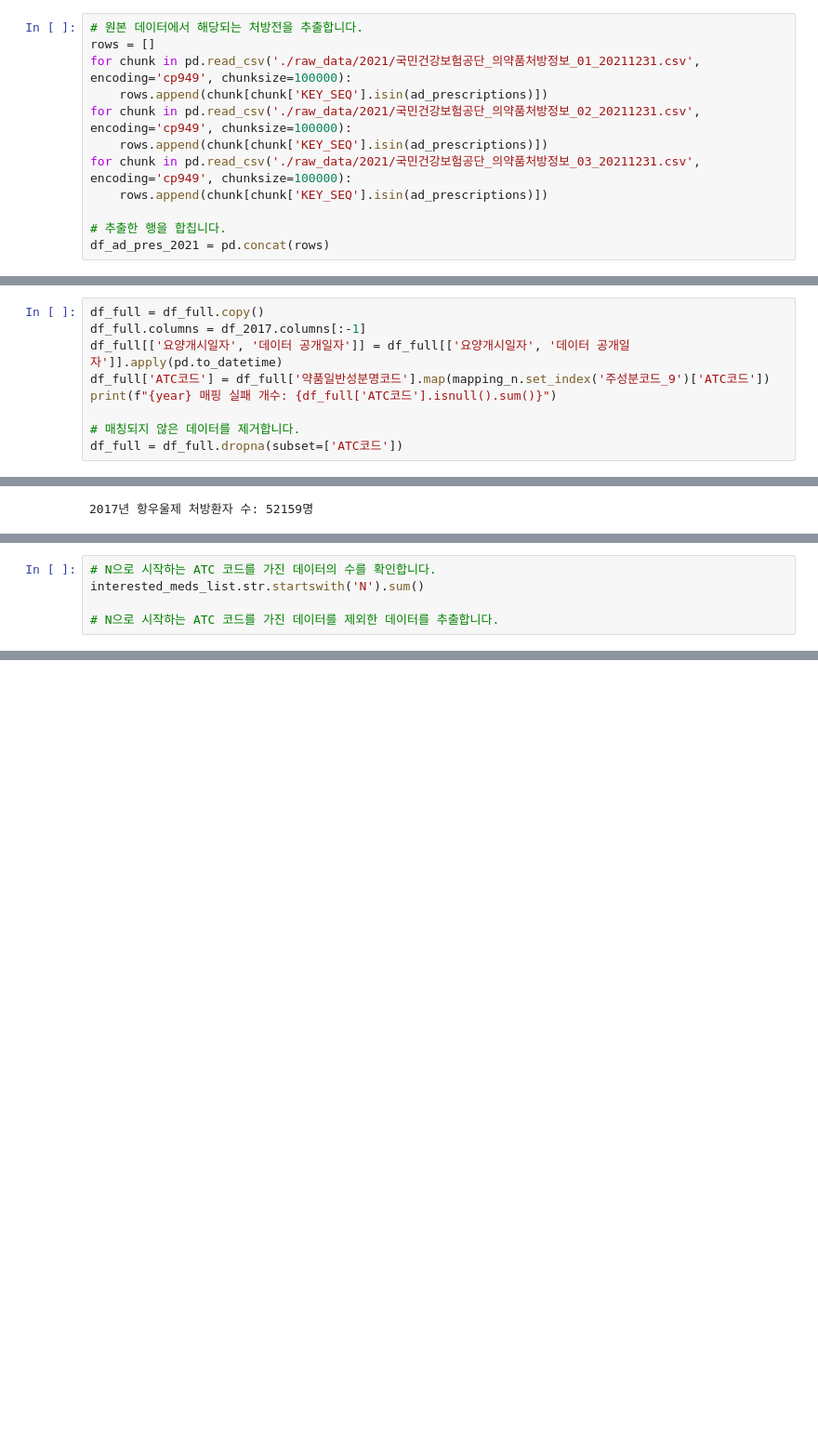
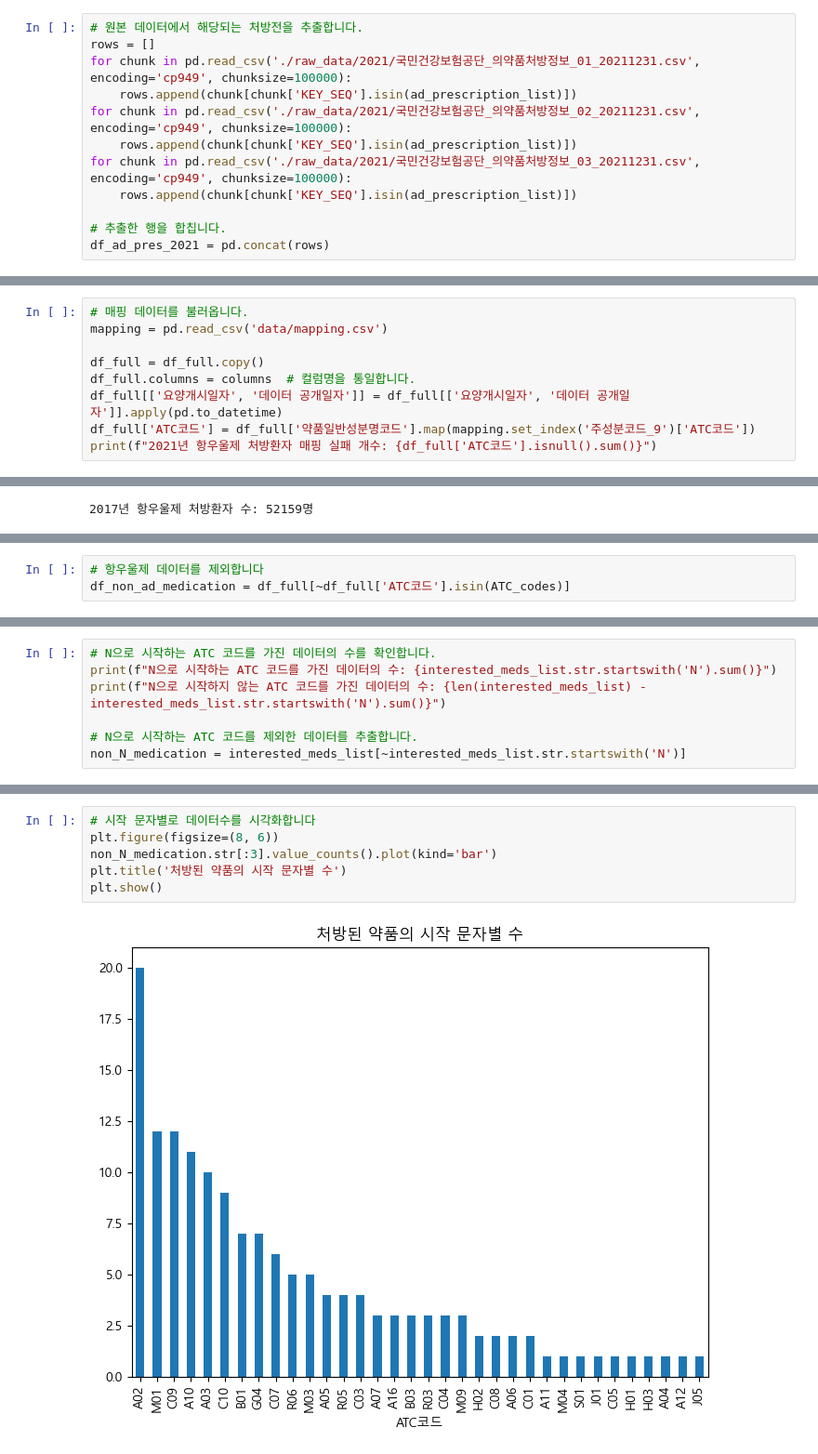
Before and after one commit to YuHan-J-Nam/Drug_Coprescription_Network_Analysis, a Jupyter notebook: 2_medicine_filtering.ipynb, the cells around one changed output, grey strips where cells are left out. Shown: that part at 93% size. Drawn from its saved outputs; the diff is of its cells as text; blank space fills up the shorter version.

```diff
--- a/2_medicine_filtering.ipynb
+++ b/2_medicine_filtering.ipynb
@@ -281,11 +276,11 @@ pd.read_csv('raw_data/2021/국민건강보험공단_의약품처방정보_01_202
 # 원본 데이터에서 해당되는 처방전을 추출합니다.
 rows = []
 for chunk in pd.read_csv('./raw_data/2021/국민건강보험공단_의약품처방정보_01_20211231.csv', encoding='cp949', chunksize=100000):
-    rows.append(chunk[chunk['KEY_SEQ'].isin(ad_prescriptions)])
+    rows.append(chunk[chunk['KEY_SEQ'].isin(ad_prescription_list)])
 for chunk in pd.read_csv('./raw_data/2021/국민건강보험공단_의약품처방정보_02_20211231.csv', encoding='cp949', chunksize=100000):
-    rows.append(chunk[chunk['KEY_SEQ'].isin(ad_prescriptions)])
+    rows.append(chunk[chunk['KEY_SEQ'].isin(ad_prescription_list)])
 for chunk in pd.read_csv('./raw_data/2021/국민건강보험공단_의약품처방정보_03_20211231.csv', encoding='cp949', chunksize=100000):
-    rows.append(chunk[chunk['KEY_SEQ'].isin(ad_prescriptions)])
+    rows.append(chunk[chunk['KEY_SEQ'].isin(ad_prescription_list)])
 
 # 추출한 행을 합칩니다.
 df_ad_pres_2021 = pd.concat(rows)
@@ -345,10 +314,10 @@ mapping_n.to_csv('data/mapping.csv', index=False)
 # %%
+# 매핑 데이터를 불러옵니다.
+mapping = pd.read_csv('data/mapping.csv')
+
 df_full = df_full.copy()
-df_full.columns = df_2017.columns[:-1]
+df_full.columns = columns  # 컬럼명을 통일합니다.
 df_full[['요양개시일자', '데이터 공개일자']] = df_full[['요양개시일자', '데이터 공개일자']].apply(pd.to_datetime)
-df_full['ATC코드'] = df_full['약품일반성분명코드'].map(mapping_n.set_index('주성분코드_9')['ATC코드'])
-print(f"{year} 매핑 실패 개수: {df_full['ATC코드'].isnull().sum()}")
-
-# 매칭되지 않은 데이터를 제거합니다.
-df_full = df_full.dropna(subset=['ATC코드'])
+df_full['ATC코드'] = df_full['약품일반성분명코드'].map(mapping.set_index('주성분코드_9')['ATC코드'])
+print(f"2021년 항우울제 처방환자 매핑 실패 개수: {df_full['ATC코드'].isnull().sum()}")
 # %% [output]
@@ -381,3 +332,6 @@ df_non_ad_medication = df_full[~df_full['ATC코드'].isin(ad_mapping['ATC_code']
+# %%
+# 항우울제 데이터를 제외합니다
+df_non_ad_medication = df_full[~df_full['ATC코드'].isin(ATC_codes)]
 # %%
 # 500번 이상 처방된 약품
 filter_n = 500
@@ -397,6 +351,8 @@ plt.show()
 # %%
 # N으로 시작하는 ATC 코드를 가진 데이터의 수를 확인합니다.
-interested_meds_list.str.startswith('N').sum()
+print(f"N으로 시작하는 ATC 코드를 가진 데이터의 수: {interested_meds_list.str.startswith('N').sum()}")
+print(f"N으로 시작하지 않는 ATC 코드를 가진 데이터의 수: {len(interested_meds_list) - interested_meds_list.str.startswith('N').sum()}")
 
-# N으로 시작하는 ATC 코드를 가진 데이터를 제외한 데이터를 추출합니다.
+# N으로 시작하는 ATC 코드를 제외한 데이터를 추출합니다.
+non_N_medication = interested_meds_list[~interested_meds_list.str.startswith('N')]
 # %% [output]
@@ -419,0 +361,8 @@ Name: count, Length: 782, dtype: int64
+# %%
+# 시작 문자별로 데이터수를 시각화합니다
+plt.figure(figsize=(8, 6))
+non_N_medication.str[:3].value_counts().plot(kind='bar')
+plt.title('처방된 약품의 시작 문자별 수')
+plt.show()
+# %% [output]
+[figure, added]
```
Also changed, not shown: parts of 25 cells of this notebook, 4 other files.
